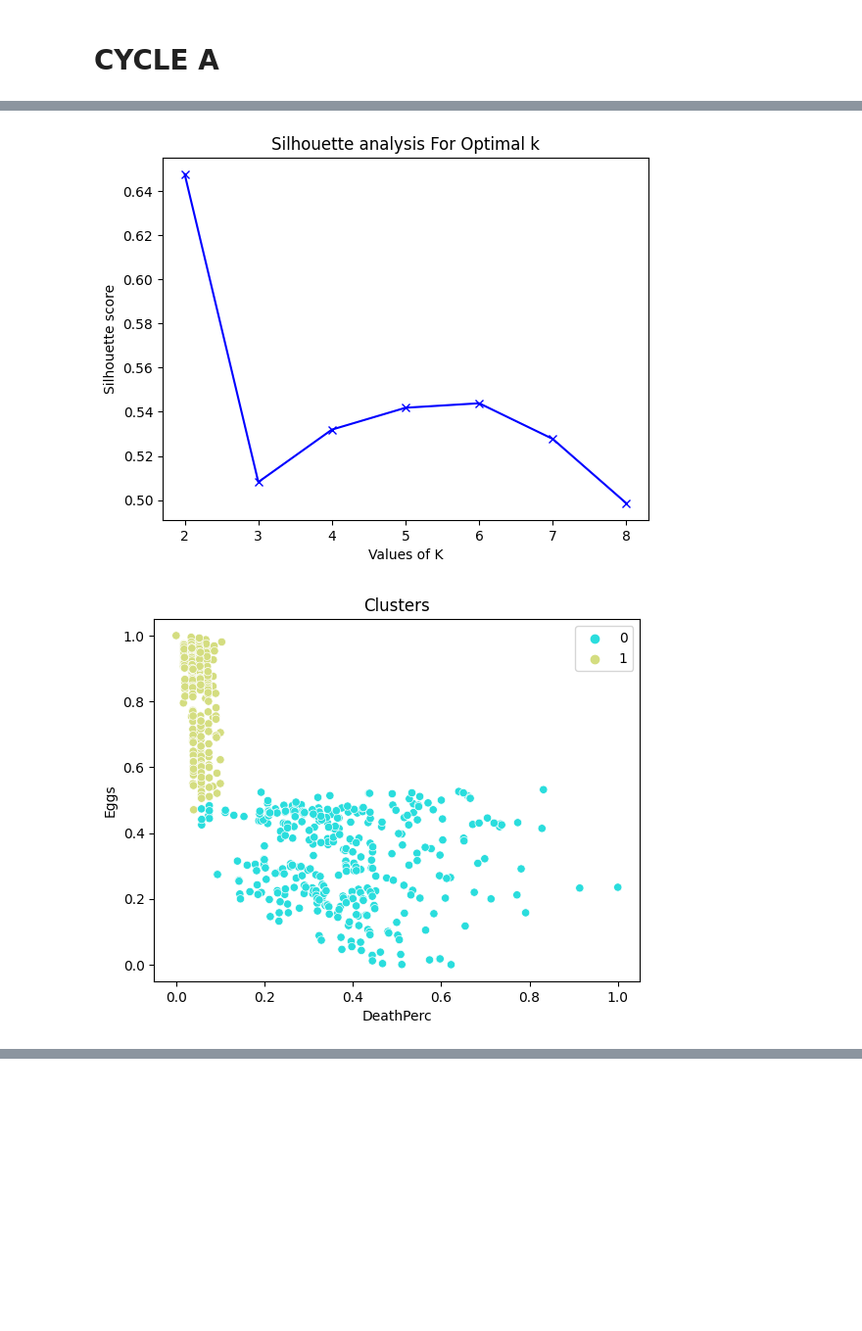
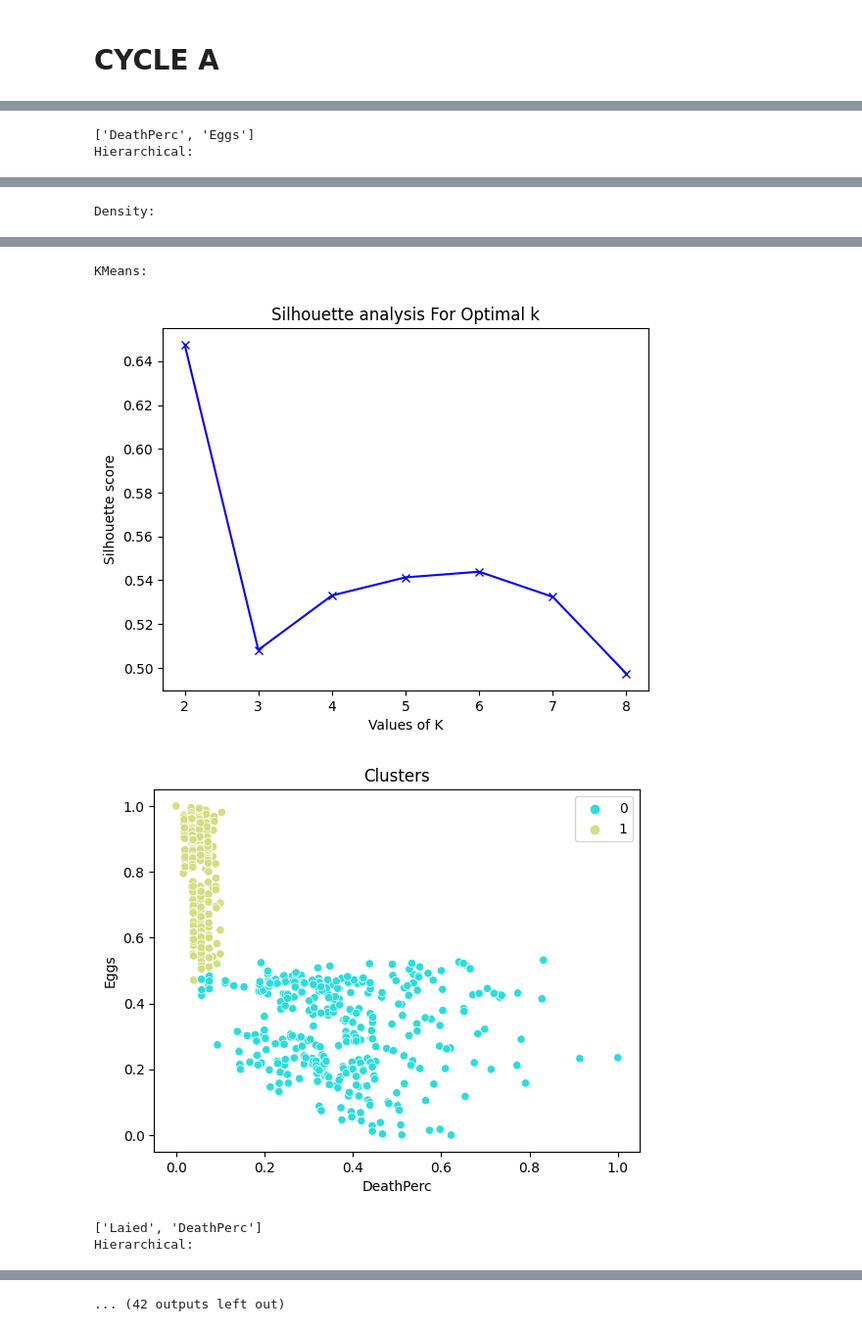
Before and after one commit to CanaliDavide/DASA--Project, a Jupyter notebook: Clustering/DataAnalisysA_Cluster.ipynb, the cells around one changed output, grey strips where cells are left out. Shown at 98% size. Cells and saved outputs as stored; diff of their text form; code cells hidden in the pictures; blank space fills up the shorter version.

```diff
--- a/Clustering/DataAnalisysA_Cluster.ipynb
+++ b/Clustering/DataAnalisysA_Cluster.ipynb
@@ -21,5 +14,10 @@ density_labels = ut.DensityClustering(cycleA, ["DeathPerc", "Eggs"])
-# %%
-kMeans_labels = ut.KMeanClustering(cycleA, ["DeathPerc", "Eggs"])
-# %% [output]
-[figure, removed]
-[figure, removed]
+# %%
+allLabels = ut.CycleClusterAnalysis(cycleA, [["DeathPerc", "Eggs"],
+                                             ["Laied", "DeathPerc"],
+                                             ["Laied", "AvgTemp"],
+                                             ["DeathPerc", "Water"],
+                                             ["DeathPerc", "AvgTemp"],
+                                             ["DeathPerc", "Chickens"]])
+# %% [output]
+['DeathPerc', 'Eggs']
+Hierarchical:
@@ -25,0 +26 @@ kMeans_labels = ut.KMeanClustering(cycleA, ["DeathPerc", "Eggs"])
+Density:
@@ -25,0 +29,5 @@ kMeans_labels = ut.KMeanClustering(cycleA, ["DeathPerc", "Eggs"])
+KMeans:
+[figure, added]
+[figure, added]
+['Laied', 'DeathPerc']
+Hierarchical:
@@ -25,0 +36 @@ kMeans_labels = ut.KMeanClustering(cycleA, ["DeathPerc", "Eggs"])
+... (42 outputs left out)
```
Also changed, not shown: parts of 6 cells of this notebook, 14 other files.
